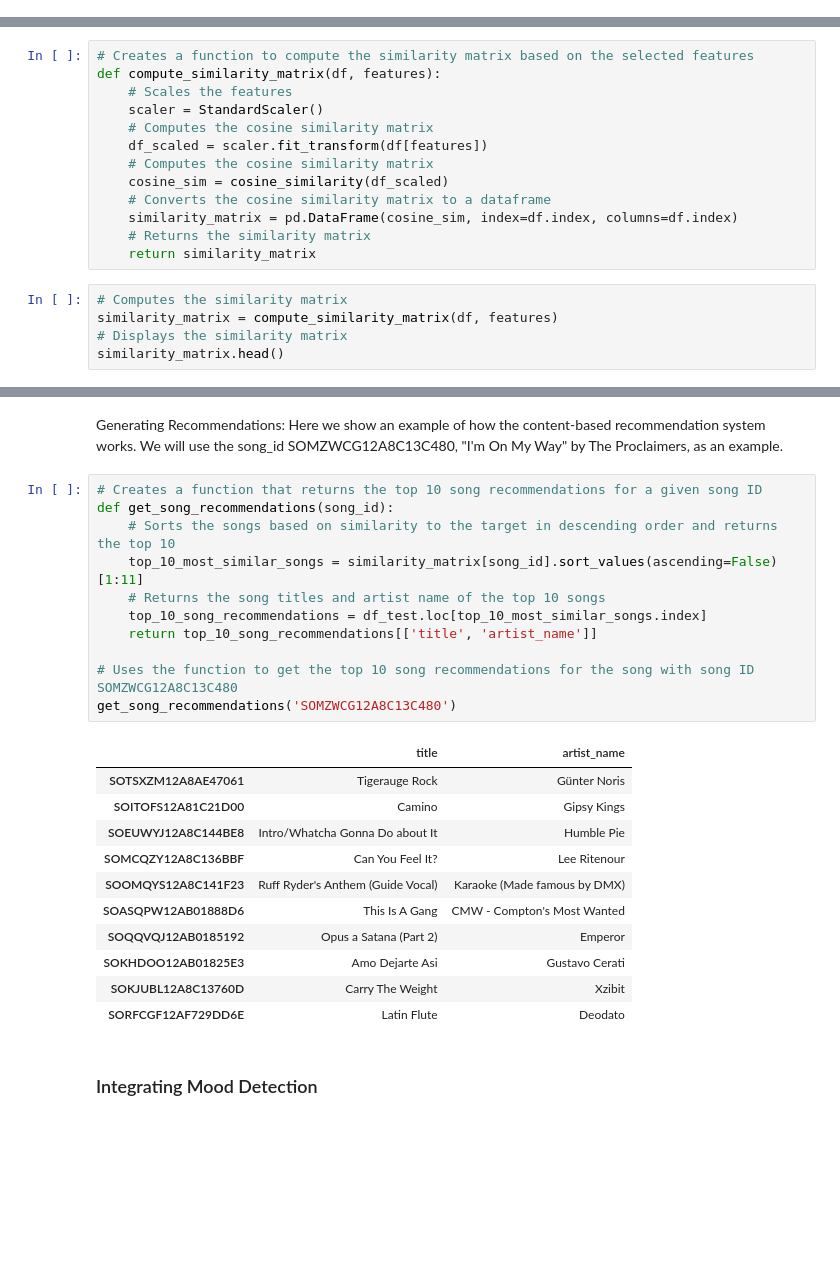
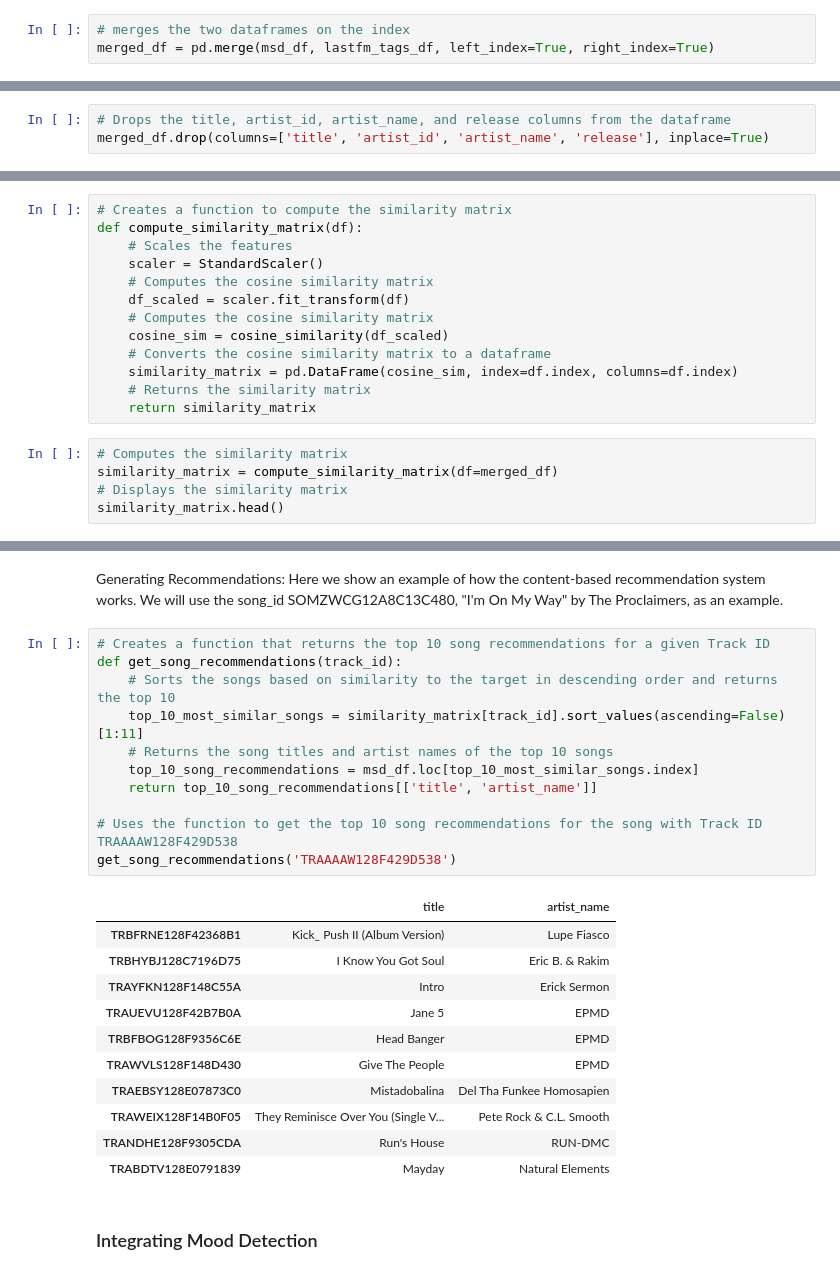
Before and after one commit to jamesleemeredith/Enhancing-Spotifys-Recommendation-System-with-Context-Specific-Music-Recommendations, a Jupyter notebook: index.ipynb, the cells around one changed output, grey strips where cells are left out. Cells and saved outputs as stored; diff of their text form; blank space fills up the shorter version.

```diff
--- a/index.ipynb
+++ b/index.ipynb
@@ -315,0 +642,3 @@ df.head()
+# %%
+# merges the two dataframes on the index
+merged_df = pd.merge(msd_df, lastfm_tags_df, left_index=True, right_index=True)
@@ -320,0 +1367,3 @@ features = ['mode', 'time_signature', 'tempo', 'loudness']
+# %%
+# Drops the title, artist_id, artist_name, and release columns from the dataframe
+merged_df.drop(columns=['title', 'artist_id', 'artist_name', 'release'], inplace=True)
@@ -321,10 +1386,10 @@ features = ['mode', 'time_signature', 'tempo', 'loudness']
 # %%
-# Creates a function to compute the similarity matrix based on the selected features
-def compute_similarity_matrix(df, features):
+# Creates a function to compute the similarity matrix
+def compute_similarity_matrix(df):
     # Scales the features
     scaler = StandardScaler()
     # Computes the cosine similarity matrix
-    df_scaled = scaler.fit_transform(df[features])
+    df_scaled = scaler.fit_transform(df)
     # Computes the cosine similarity matrix
     cosine_sim = cosine_similarity(df_scaled)
     # Converts the cosine similarity matrix to a dataframe
@@ -333,7 +1398,7 @@ def compute_similarity_matrix(df, features):
     return similarity_matrix
 # %%
 # Computes the similarity matrix
-similarity_matrix = compute_similarity_matrix(df, features)
+similarity_matrix = compute_similarity_matrix(df=merged_df)
 # Displays the similarity matrix
 similarity_matrix.head()
 # %% [output]
@@ -348,28 +1413,28 @@ similarity_matrix.head()
 Generating Recommendations:
 Here we show an example of how the content-based recommendation system works. We will use the song_id SOMZWCG12A8C13C480, "I'm On My Way" by The Proclaimers, as an example.
 # %%
-# Creates a function that returns the top 10 song recommendations for a given song ID
-def get_song_recommendations(song_id):
+# Creates a function that returns the top 10 song recommendations for a given Track ID
+def get_song_recommendations(track_id):
     # Sorts the songs based on similarity to the target in descending order and returns the top 10
-    top_10_most_similar_songs = similarity_matrix[song_id].sort_values(ascending=False)[1:11]
-    # Returns the song titles and artist name of the top 10 songs
-    top_10_song_recommendations = df_test.loc[top_10_most_similar_songs.index]
+    top_10_most_similar_songs = similarity_matrix[track_id].sort_values(ascending=False)[1:11]
+    # Returns the song titles and artist names of the top 10 songs
+    top_10_song_recommendations = msd_df.loc[top_10_most_similar_songs.index]
     return top_10_song_recommendations[['title', 'artist_name']]
 
-# Uses the function to get the top 10 song recommendations for the song with song ID SOMZWCG12A8C13C480
-get_song_recommendations('SOMZWCG12A8C13C480')
+# Uses the function to get the top 10 song recommendations for the song with Track ID TRAAAAW128F429D538
+get_song_recommendations('TRAAAAW128F429D538')
 # %% [output]
 |  | title | artist_name |
-| SOTSXZM12A8AE47061 | Tigerauge Rock | Günter Noris |
-| SOITOFS12A81C21D00 | Camino | Gipsy Kings |
-| SOEUWYJ12A8C144BE8 | Intro/Whatcha Gonna Do about It | Humble Pie |
-| SOMCQZY12A8C136BBF | Can You Feel It? | Lee Ritenour |
-| SOOMQYS12A8C141F23 | Ruff Ryder's Anthem (Guide Vocal) | Karaoke (Made famous by DMX) |
-| SOASQPW12AB01888D6 | This Is A Gang | CMW - Compton's Most Wanted |
-| SOQQVQJ12AB0185192 | Opus a Satana (Part 2) | Emperor |
-| SOKHDOO12AB01825E3 | Amo Dejarte Asi | Gustavo Cerati |
-| SOKJUBL12A8C13760D | Carry The Weight | Xzibit |
-| SORFCGF12AF729DD6E | Latin Flute | Deodato |
+| TRBFRNE128F42368B1 | Kick_ Push II (Album Version) | Lupe Fiasco |
+| TRBHYBJ128C7196D75 | I Know You Got Soul | Eric B. & Rakim |
+| TRAYFKN128F148C55A | Intro | Erick Sermon |
+| TRAUEVU128F42B7B0A | Jane 5 | EPMD |
+| TRBFBOG128F9356C6E | Head Banger | EPMD |
+| TRAWVLS128F148D430 | Give The People | EPMD |
+| TRAEBSY128E07873C0 | Mistadobalina | Del Tha Funkee Homosapien |
+| TRAWEIX128F14B0F05 | They Reminisce Over You (Single V... | Pete Rock & C.L. Smooth |
+| TRANDHE128F9305CDA | Run's House | RUN-DMC |
+| TRABDTV128E0791839 | Mayday | Natural Elements |
 # %% [markdown]
 ### Integrating Mood Detection
 # %% [markdown]
```
Also changed, not shown: parts of 125 cells of this notebook, 1 other file.
